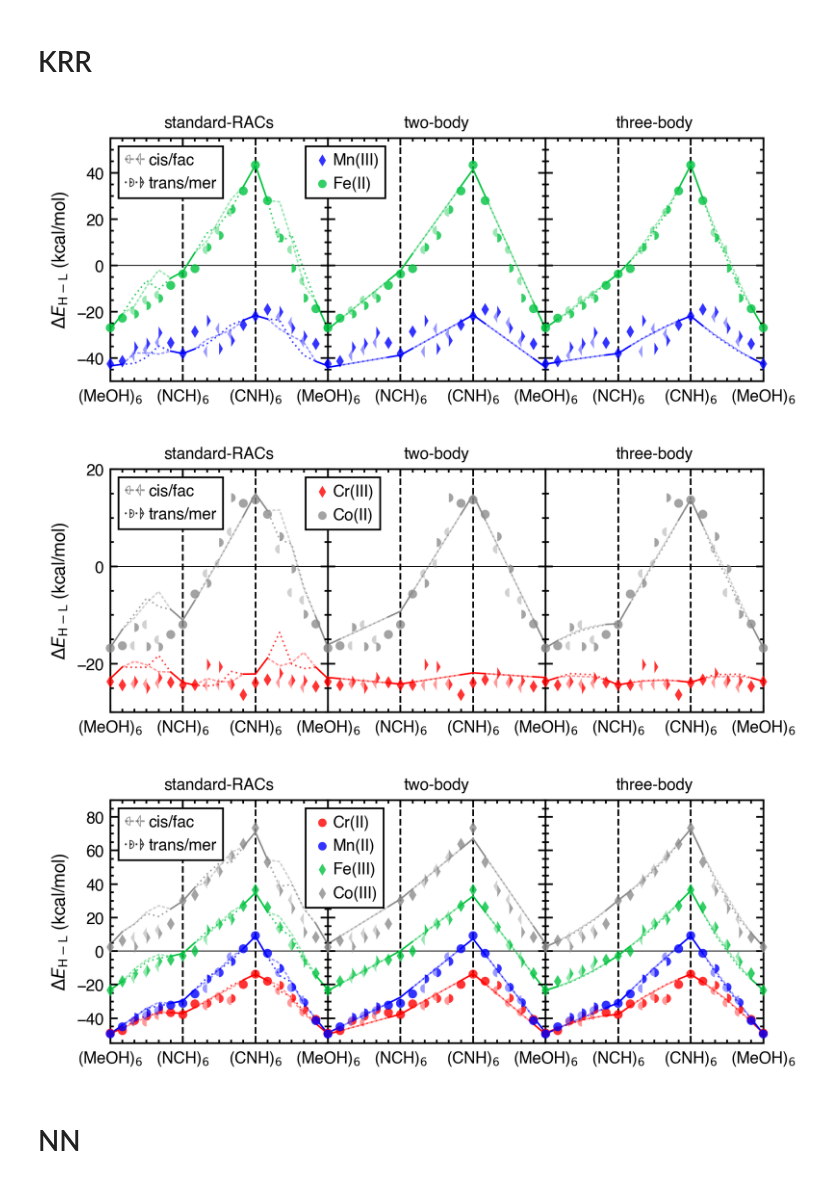
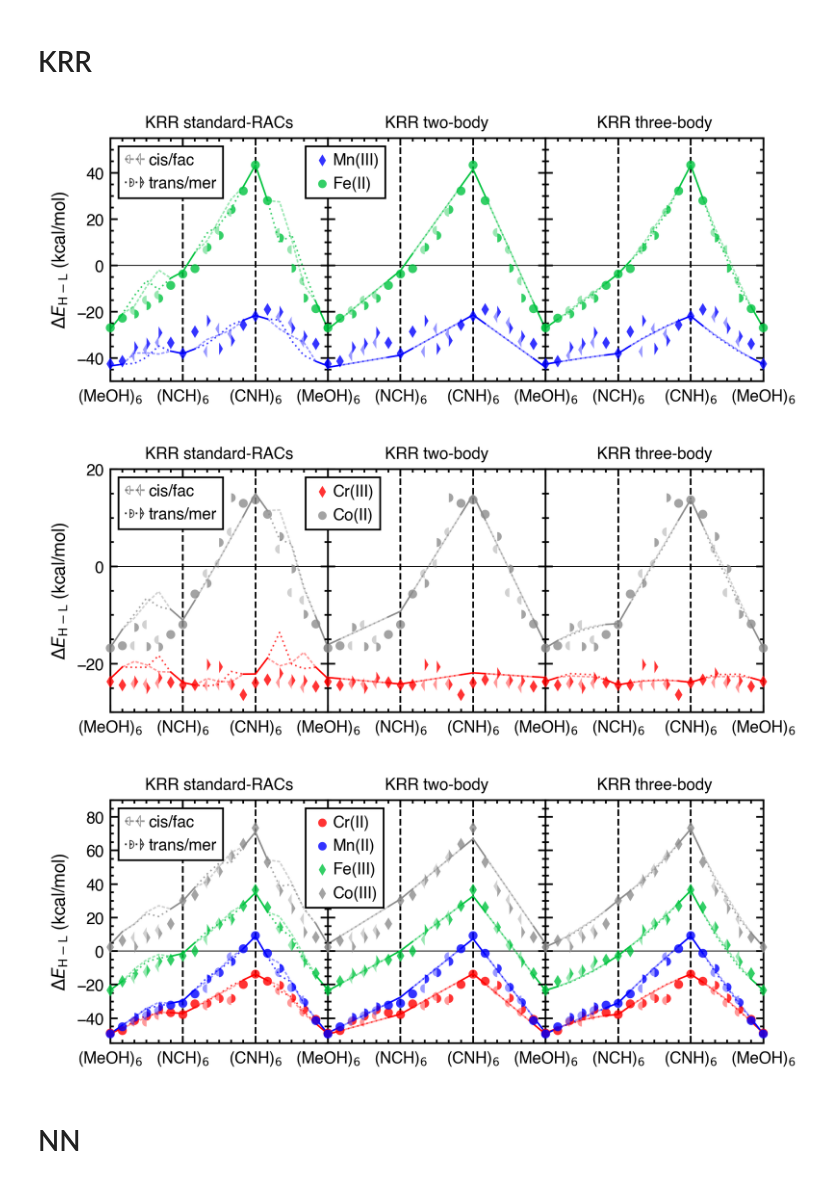
Before and after one commit to hjkgrp/many_body_ml, a Jupyter notebook: scripts_and_notebooks/plotting/interpolation_plot_sse_horizontal.ipynb, the cells around one changed output. Cells and saved outputs as stored; diff of their text form; code cells hidden in the pictures.

Commit message:
Add full model name to interpolation plots

```diff
--- a/scripts_and_notebooks/plotting/interpolation_plot_sse_horizontal.ipynb
+++ b/scripts_and_notebooks/plotting/interpolation_plot_sse_horizontal.ipynb
@@ -205,7 +205,8 @@ plot_kwargs = {"linewidth": 0.9, "zorder": 0.5}
 
 
 def base_plot(
-    cores_to_plot, experiments, target=TargetProperty.SSE, lowerlim=-50, upperlim=85
+    cores_to_plot, experiments, model_prefix="",
+    target=TargetProperty.SSE, lowerlim=-50, upperlim=85
 ):
     key = target.full_name()
 
@@ -225,7 +226,9 @@ def base_plot(
     )
 
     # Set all the ticks/labels/annotations of the plot
-    for ax, label in zip(axes, ["standard-RACs", "two-body", "three-body"]):
+    for ax, label in zip(axes, [f"{model_prefix}standard-RACs",
+                                f"{model_prefix}two-body",
+                                f"{model_prefix}three-body"]):
         ax.axvline(6, color="k", linestyle="--", zorder=0.0)
         ax.axvline(12, color="k", linestyle="--", zorder=0.0)
         ax.axhline(0, color="k", linewidth=0.5, zorder=0.0)
@@ -362,22 +365,25 @@ def two_metal_plot(cores_to_plot, experiments, **kwargs):
 # %% [markdown]
 # KRR
 # %%
-fig, _ = two_metal_plot(["mn3", "fe2"], krr_experiments, lowerlim=-50, upperlim=55)
+fig, _ = two_metal_plot(["mn3", "fe2"], krr_experiments, model_prefix="KRR ",
+                        lowerlim=-50, upperlim=55)
 fig.savefig("plots/interpolation_plot_sse_horizontal_krr_1.pdf")
 # %% [output]
-[figure, old version]
+[figure, new version]
 # %%
-fig, _ = two_metal_plot(["cr3", "co2"], krr_experiments, lowerlim=-30, upperlim=20)
+fig, _ = two_metal_plot(["cr3", "co2"], krr_experiments, model_prefix="KRR ",
+                        lowerlim=-30, upperlim=20)
 fig.savefig("plots/interpolation_plot_sse_horizontal_krr_2.pdf")
 # %% [output]
-[figure, old version]
+[figure, new version]
 # %%
 fig, _ = four_metal_plot(
-    ["cr2", "mn2", "fe3", "co3"], krr_experiments, lowerlim=-55, upperlim=90
+    ["cr2", "mn2", "fe3", "co3"], krr_experiments, model_prefix="KRR ",
+    lowerlim=-55, upperlim=90
 )
 fig.savefig("plots/interpolation_plot_sse_horizontal_krr_3.pdf")
 # %% [output]
-[figure, old version]
+[figure, new version]
 # %% [markdown]
 # NN
 # %%
```
Also changed, not shown: parts of 4 cells of this notebook, 5 other files.
